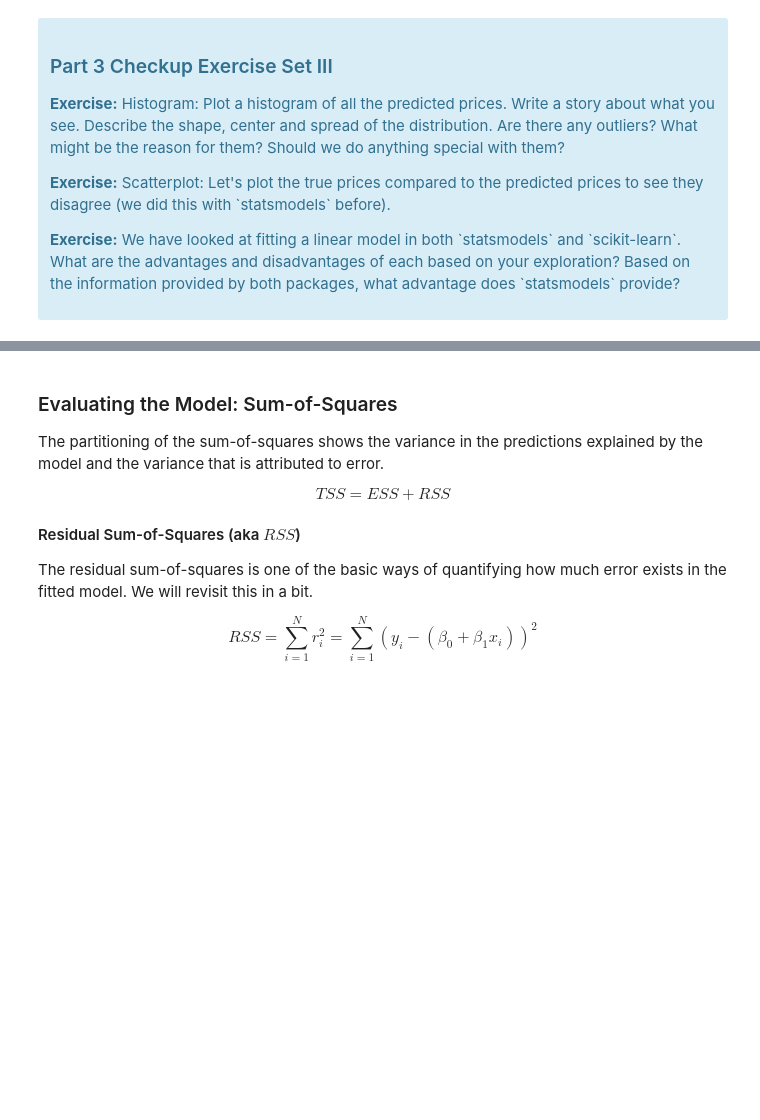
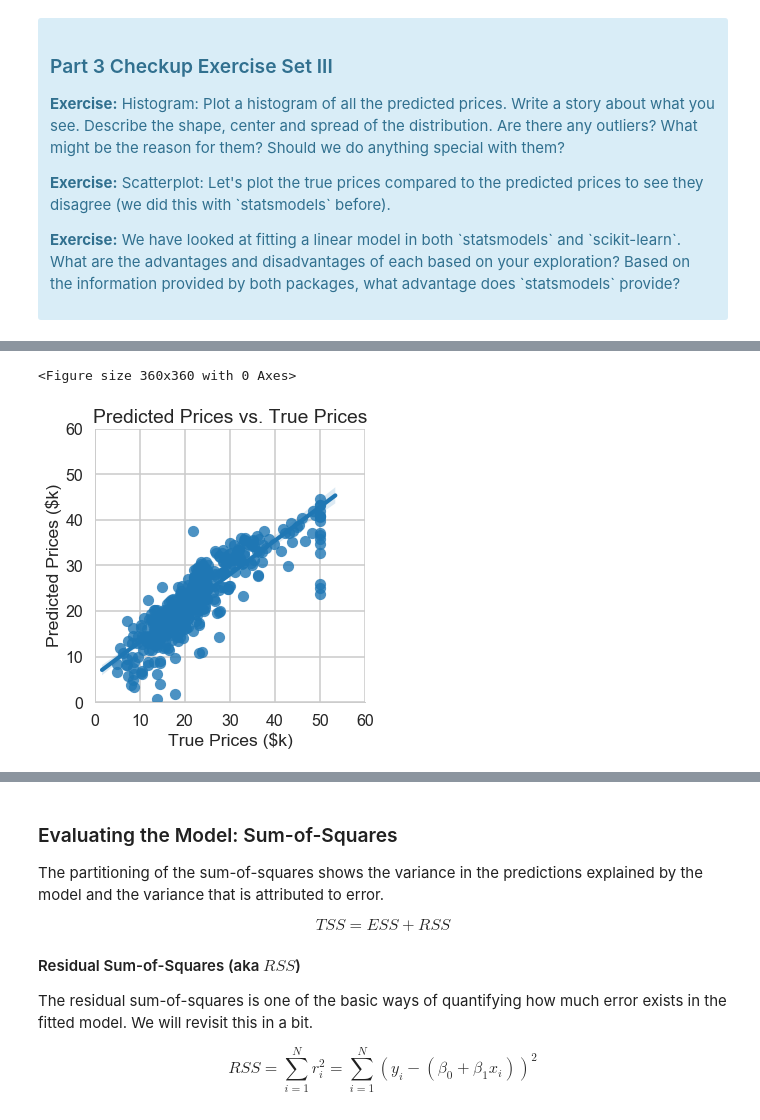
Before and after one commit to milesin3d/Springboard-MiniProjects, a Jupyter notebook: Boston Housing/Mini_Project_Linear_Regression.ipynb, the cells around one changed output, grey strips where cells are left out. Cells and saved outputs as stored; diff of their text form; code cells hidden in the pictures; blank space fills up the shorter version.

```diff
--- a/Boston Housing/Mini_Project_Linear_Regression.ipynb
+++ b/Boston Housing/Mini_Project_Linear_Regression.ipynb
@@ -682,0 +757,16 @@ array([30.00821269, 25.0298606 , 30.5702317 , 28.60814055, 27.94288232])
+# %%
+# scatter plot
+comp_price = pd.DataFrame({'True Price': bos.PRICE, 'Predicted Price': y_pred})[['True Price', 'Predicted Price']]
+
+_ = plt.figure(figsize=(5,5))
+_ = sns.lmplot(x='True Price', y='Predicted Price', data=comp_price)
+_ = plt.title('Predicted Prices vs. True Prices')
+_ = plt.xlabel('True Prices ($k)')
+_ = plt.ylabel('Predicted Prices ($k)')
+_ = plt.xticks(np.arange(0, 61, 10))
+_ = plt.yticks(np.arange(0, 61, 10))
+_ = plt.xlim([0, 60])
+_ = plt.ylim([0, 60])
+# %% [output]
+<Figure size 360x360 with 0 Axes>
+[figure, added]
```
Also changed, not shown: parts of 50 cells of this notebook.
